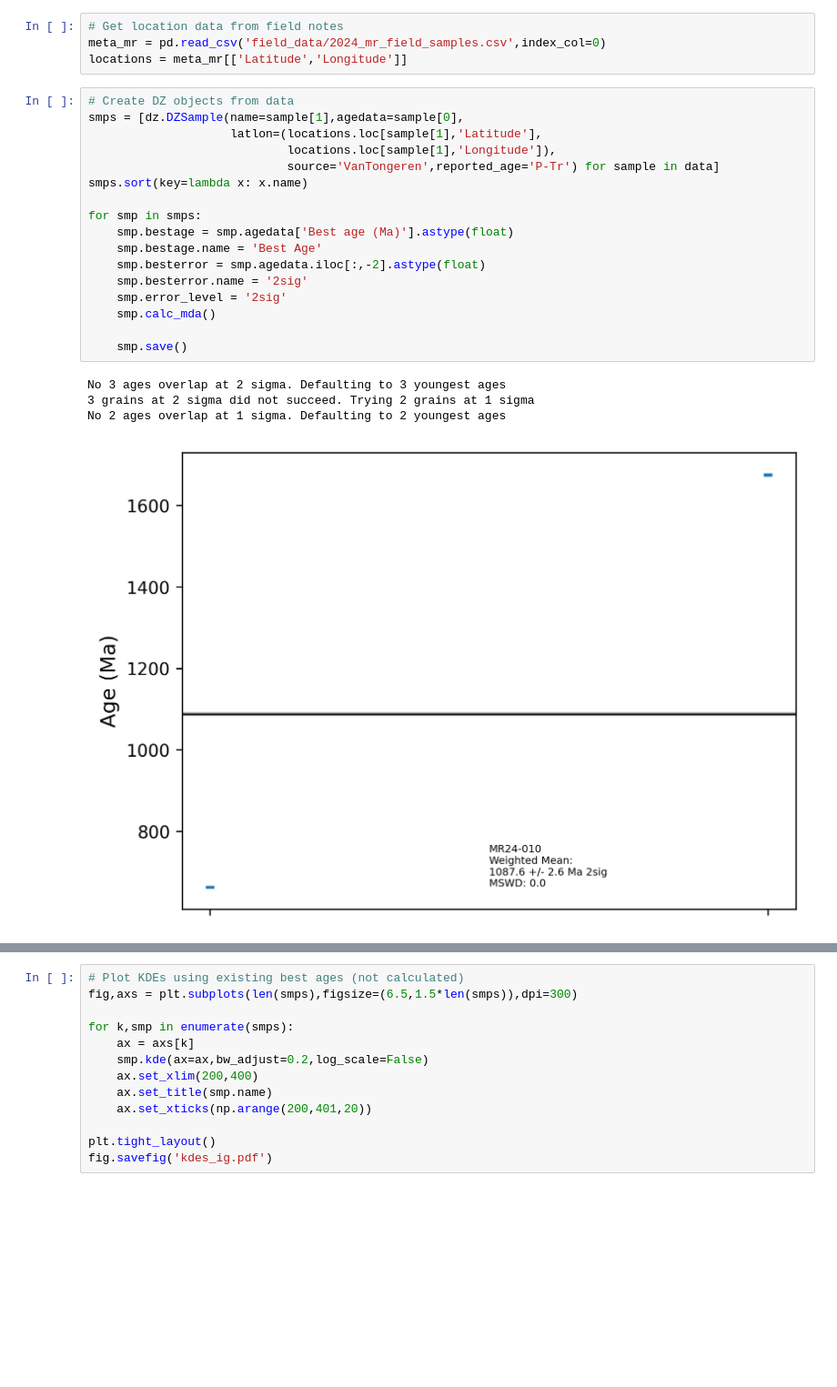
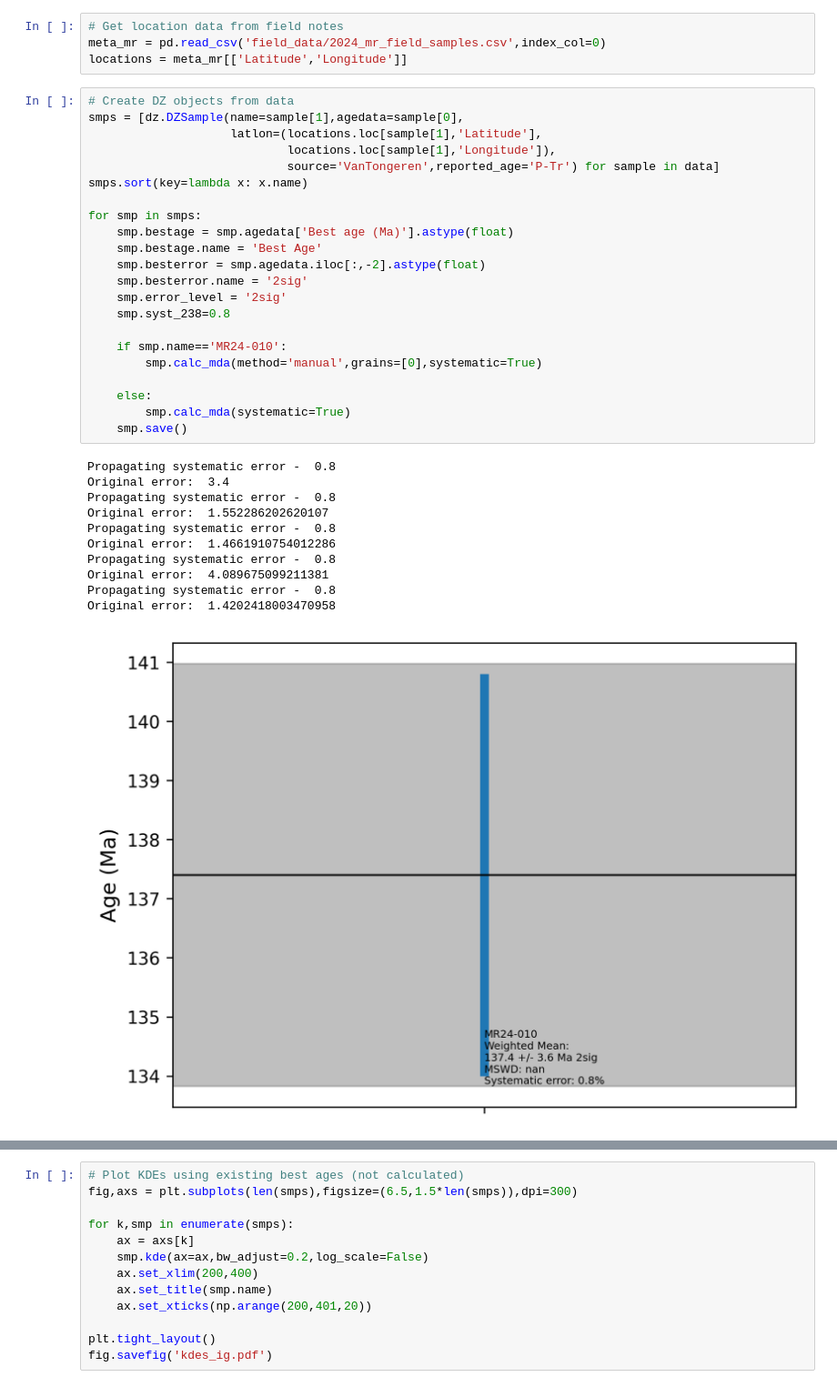
Before and after one commit to dyvasey/dataset-morocco-dz-2024, a Jupyter notebook: process_ig_laserchron.ipynb, the cells around one changed output, grey strips where cells are left out. Shown: that part at 91% size. Cells and saved outputs as stored; diff of their text form; blank space fills up the shorter version.

Commit message:
Make initial draft of igneous data figure

```diff
--- a/process_ig_laserchron.ipynb
+++ b/process_ig_laserchron.ipynb
@@ -40,22 +40,34 @@ locations = meta_mr[['Latitude','Longitude']]
 # %%
 # Create DZ objects from data
 smps = [dz.DZSample(name=sample[1],agedata=sample[0],
                     latlon=(locations.loc[sample[1],'Latitude'],
                             locations.loc[sample[1],'Longitude']),
                             source='VanTongeren',reported_age='P-Tr') for sample in data]
 smps.sort(key=lambda x: x.name)
 
 for smp in smps:
     smp.bestage = smp.agedata['Best age (Ma)'].astype(float)
     smp.bestage.name = 'Best Age'
     smp.besterror = smp.agedata.iloc[:,-2].astype(float)
     smp.besterror.name = '2sig'
     smp.error_level = '2sig'
-    smp.calc_mda()
+    smp.syst_238=0.8
 
+    if smp.name=='MR24-010':
+        smp.calc_mda(method='manual',grains=[0],systematic=True)
+
+    else:
+        smp.calc_mda(systematic=True)
     smp.save()
 # %% [output]
-No 3 ages overlap at 2 sigma. Defaulting to 3 youngest ages
-3 grains at 2 sigma did not succeed. Trying 2 grains at 1 sigma
-No 2 ages overlap at 1 sigma. Defaulting to 2 youngest ages
+Propagating systematic error -  0.8
+Original error:  3.4
+Propagating systematic error -  0.8
+Original error:  1.552286202620107
+Propagating systematic error -  0.8
+Original error:  1.4661910754012286
+Propagating systematic error -  0.8
+Original error:  4.089675099211381
+Propagating systematic error -  0.8
+Original error:  1.4202418003470958
-[figure, old version]
+[figure, new version]
```
Also changed, not shown: parts of 2 cells of this notebook, 1 other file.
